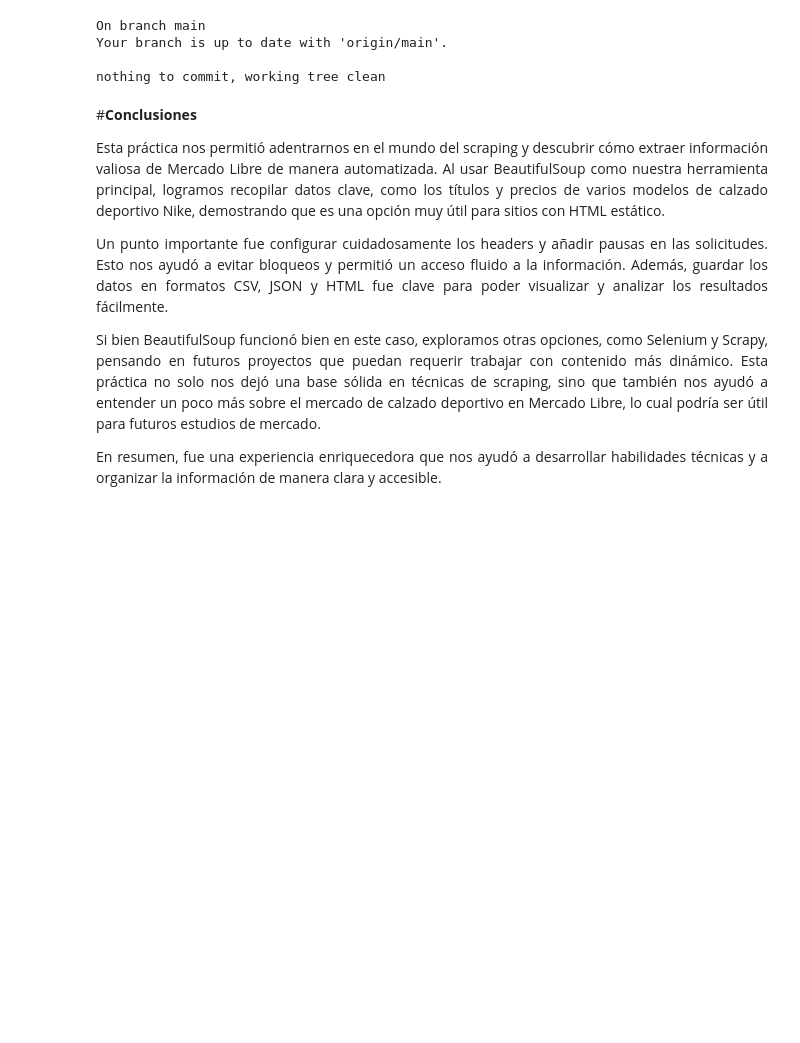
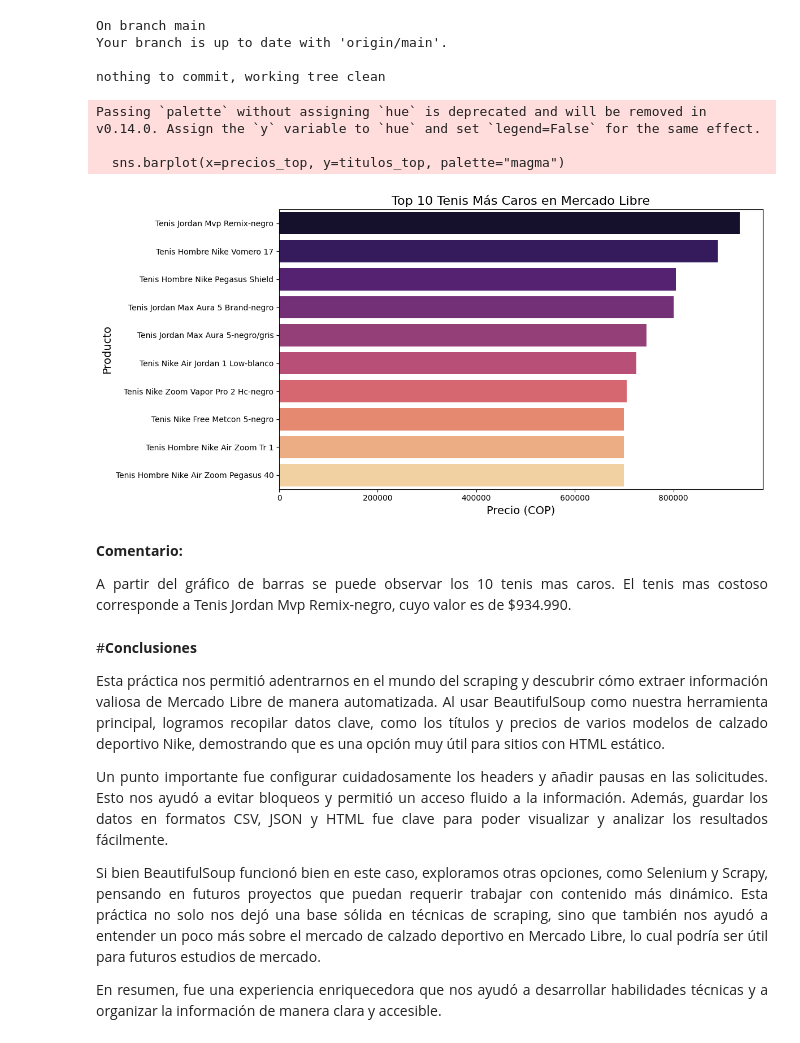
Before and after one commit to wedavid88/Date_Analytics, a Jupyter notebook: Actividad_2.ipynb, the cells around one changed output. Drawn from its saved outputs; the diff is of its cells as text; code cells hidden in the pictures; blank space fills up the shorter version.

```diff
--- a/Actividad_2.ipynb
+++ b/Actividad_2.ipynb
@@ -266,6 +267,56 @@ Your branch is up to date with 'origin/main'.
 nothing to commit, working tree clean
 # %%
 !git push origin main
+# %%
+# **************************************************
+# Gráfico
+# **************************************************
+
+# Cargar los datos del archivo JSON generado
+with open('content/sample_data/mercado_libre_products.json', 'r', encoding="utf-8") as json_file:
+    productos = json.load(json_file)
+
+# Procesar los datos para extraer títulos y precios
+datos_filtrados = []
+for producto in productos:
+    titulo = producto.get("Título", "Título no encontrado")
+    precio = producto.get("Precio", "0").replace(".", "").replace(",", "")
+    try:
+        precio = float(precio)  # Convertir a número
+        datos_filtrados.append({"Título": titulo, "Precio": precio})
+    except ValueError:
+        continue  # Ignorar precios no válidos
+
+# Ordenar por precio en orden descendente y seleccionar los 10 más caros
+top_10_tenis = sorted(datos_filtrados, key=lambda x: x["Precio"], reverse=True)[:10]
+
+# Extraer los títulos y precios para el gráfico
+titulos_top = [producto["Título"] for producto in top_10_tenis]
+precios_top = [producto["Precio"] for producto in top_10_tenis]
+
+# Crear el gráfico de barras
+plt.figure(figsize=(12, 6))
+sns.barplot(x=precios_top, y=titulos_top, palette="magma")
+
+plt.title("Top 10 Tenis Más Caros en Mercado Libre", fontsize=16)
+plt.xlabel("Precio (COP)", fontsize=14)
+plt.ylabel("Producto", fontsize=14)
+plt.tight_layout()
+
+# Mostrar el gráfico
+plt.show()
+# %% [output]
+Passing `palette` without assigning `hue` is deprecated and will be removed in v0.14.0. Assign the `y` variable to `hue` and set `legend=False` for the same effect.
+
+  sns.barplot(x=precios_top, y=titulos_top, palette="magma")
+[figure, added]
+# %% [markdown]
+**Comentario:**
+
+<p align="justify">
+A partir del gráfico de barras se puede observar los 10 tenis mas caros. El tenis mas costoso corresponde a Tenis Jordan Mvp Remix-negro, cuyo valor es de $934.990.
+
+</p>
 # %% [markdown]
 #**Conclusiones**
 
```
Also changed, not shown: parts of 4 cells of this notebook.
